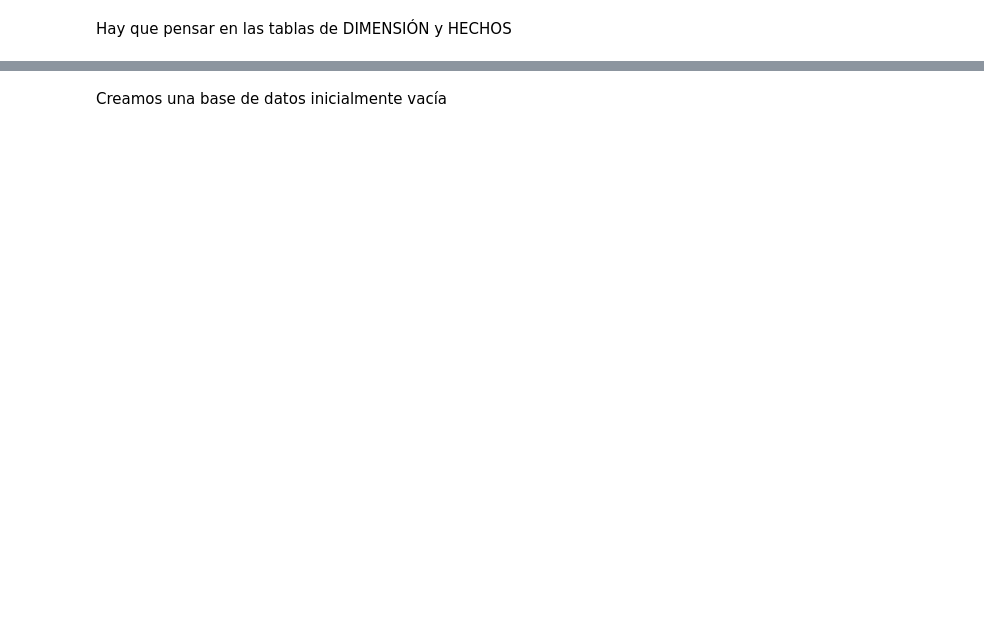
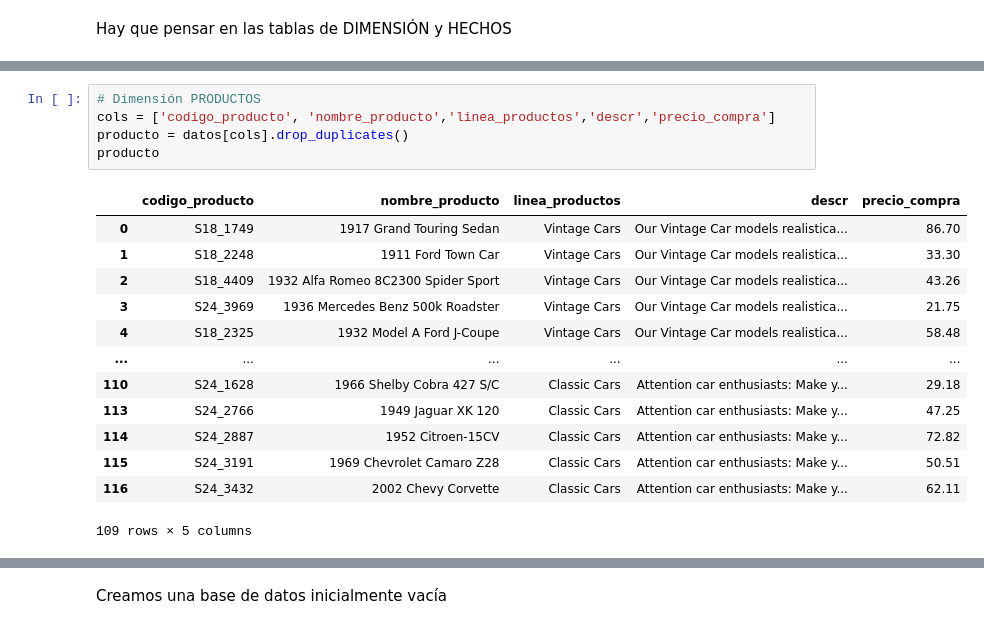
Before and after one commit to rafazamb/DS_PT_ENE21, a Jupyter notebook: 1-Ramp Up/2-SQL/Práctica Bases de datos.ipynb, the cells around one changed output, grey strips where cells are left out. Saved outputs shown, nothing was run; the diff lists cells and outputs as text; blank space fills up the shorter version.

```diff
--- a/1-Ramp Up/2-SQL/Práctica Bases de datos.ipynb
+++ b/1-Ramp Up/2-SQL/Práctica Bases de datos.ipynb
@@ -46,0 +80,19 @@ Hay que pensar en las tablas de DIMENSIÓN y HECHOS
+# %%
+# Dimensión PRODUCTOS
+cols = ['codigo_producto', 'nombre_producto','linea_productos','descr','precio_compra']
+producto = datos[cols].drop_duplicates()
+producto
+# %% [output]
+|  | codigo_producto | nombre_producto | linea_productos | descr | precio_compra |
+| 0 | S18_1749 | 1917 Grand Touring Sedan | Vintage Cars | Our Vintage Car models realistica... | 86.70 |
+| 1 | S18_2248 | 1911 Ford Town Car | Vintage Cars | Our Vintage Car models realistica... | 33.30 |
+| 2 | S18_4409 | 1932 Alfa Romeo 8C2300 Spider Sport | Vintage Cars | Our Vintage Car models realistica... | 43.26 |
+| 3 | S24_3969 | 1936 Mercedes Benz 500k Roadster | Vintage Cars | Our Vintage Car models realistica... | 21.75 |
+| 4 | S18_2325 | 1932 Model A Ford J-Coupe | Vintage Cars | Our Vintage Car models realistica... | 58.48 |
+| ... | ... | ... | ... | ... | ... |
+| 110 | S24_1628 | 1966 Shelby Cobra 427 S/C | Classic Cars | Attention car enthusiasts: Make y... | 29.18 |
+| 113 | S24_2766 | 1949 Jaguar XK 120 | Classic Cars | Attention car enthusiasts: Make y... | 47.25 |
+| 114 | S24_2887 | 1952 Citroen-15CV | Classic Cars | Attention car enthusiasts: Make y... | 72.82 |
+| 115 | S24_3191 | 1969 Chevrolet Camaro Z28 | Classic Cars | Attention car enthusiasts: Make y... | 50.51 |
+| 116 | S24_3432 | 2002 Chevy Corvette | Classic Cars | Attention car enthusiasts: Make y... | 62.11 |
+109 rows × 5 columns
```
Also changed, not shown: parts of 23 cells of this notebook.
